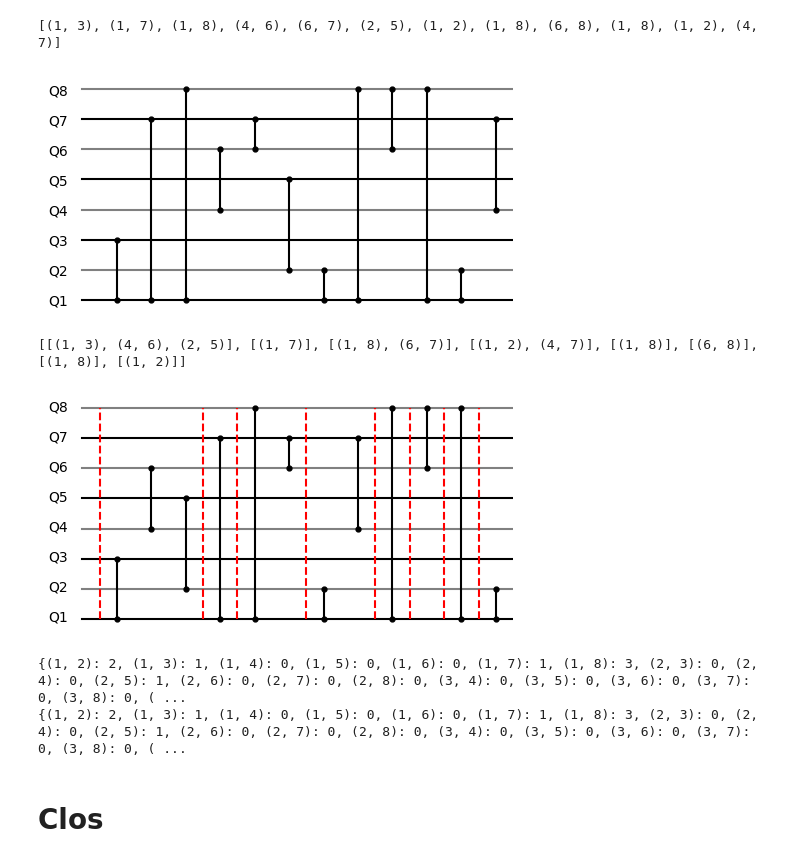
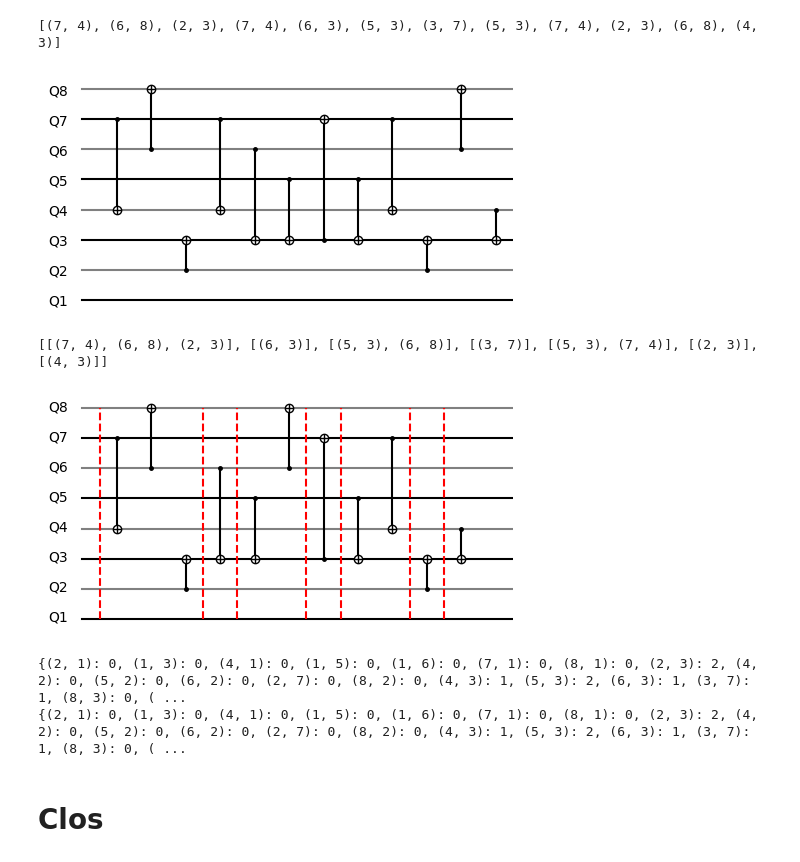
Before and after one commit to hassan-shap/QswitchNet, a Jupyter notebook: compiler.ipynb, the cells around one changed output. Drawn from its saved outputs; the diff is of its cells as text; code cells hidden in the pictures.

```diff
--- a/compiler.ipynb
+++ b/compiler.ipynb
@@ -14,7 +14,11 @@ Q.add_nodes_from(node_list)
 connections = []
 for i in range(num_nodes):
     for j in range(i+1,num_nodes):
-        connections.append((node_list[i],node_list[j]))
+        # connections.append((node_list[i],node_list[j]))
+        if np.random.rand() > 0.5:
+            connections.append((node_list[i],node_list[j]))
+        else:
+            connections.append((node_list[j],node_list[i]))
 
 gate_seq = random.choices(connections, k=num_gates)
 print(gate_seq)
@@ -31,7 +35,10 @@ def circuit_plot(gate_pos,gate_seq):
     # gate_final_pos = gate_pos+ (1+num_gates)*step
     for gate in gate_seq:
         plt.text
-        plt.plot([gate_pos,gate_pos],[gate[0],gate[1]],"ko-",markersize=3.5)
+        plt.plot([gate_pos,gate_pos],[gate[0],gate[1]],"k-")
+        plt.plot(gate_pos,gate[0],"ko-",markersize=2.5)
+        plt.plot([gate_pos],[gate[1]],"ko-",markersize=6,markerfacecolor="white")
+        plt.plot([gate_pos],[gate[1]],"k+",markersize=6,markerfacecolor="white")
         gate_pos += step
 
     # plt.axis("off")
@@ -56,7 +63,10 @@ Q.add_nodes_from(node_list)
 connections = []
 for i in range(num_nodes):
     for j in range(i+1,num_nodes):
-        connections.append((node_list[i],node_list[j]))
+        if np.random.rand() > 0.5:
+            connections.append((node_list[i],node_list[j]))
+        else:
+            connections.append((node_list[j],node_list[i]))
 
 gate_seq = random.choices(connections, k=num_gates)
 print(gate_seq)
@@ -119,39 +129,39 @@ qpu_plot(node_list,gate_pos,gate_final_pos)
 
 for query in query_seq:
     circuit_plot(gate_pos,query)
     plt.plot([gate_pos-step/2,gate_pos-step/2], [node_list[0],node_list[-1]], "r--")
     gate_pos += step*len(query)
 
 for i_n, node in enumerate(node_list):
     plt.text(-2,i_n+0.9, f"Q{node}")
 
 plt.xlim([-2,gate_final_pos-1.5])
 plt.axis("off")
 plt.show()
 # nx.draw(Q, node_size=40,  with_labels=True)
 
 gate_mul_orig = {}
 gate_mul_query = {}
 for link in connections:
     gate_mul_orig[link] = 0
     gate_mul_query[link] = 0
 
 for gate in gate_seq:
     gate_mul_orig[gate] += 1
 
 for i_q, query in enumerate(query_seq):
     for gate in query:
         gate_mul_query[gate] += gate_mul_seq[i_q][gate]
 
 print(gate_mul_orig)
 print(gate_mul_query)
 # %% [output]
-[(1, 3), (1, 7), (1, 8), (4, 6), (6, 7), (2, 5), (1, 2), (1, 8), (6, 8), (1, 8), (1, 2), (4, 7)]
+[(7, 4), (6, 8), (2, 3), (7, 4), (6, 3), (5, 3), (3, 7), (5, 3), (7, 4), (2, 3), (6, 8), (4, 3)]
-[figure, old version]
+[figure, new version]
-[[(1, 3), (4, 6), (2, 5)], [(1, 7)], [(1, 8), (6, 7)], [(1, 2), (4, 7)], [(1, 8)], [(6, 8)], [(1, 8)], [(1, 2)]]
+[[(7, 4), (6, 8), (2, 3)], [(6, 3)], [(5, 3), (6, 8)], [(3, 7)], [(5, 3), (7, 4)], [(2, 3)], [(4, 3)]]
-[figure, old version]
+[figure, new version]
-{(1, 2): 2, (1, 3): 1, (1, 4): 0, (1, 5): 0, (1, 6): 0, (1, 7): 1, (1, 8): 3, (2, 3): 0, (2, 4): 0, (2, 5): 1, (2, 6): 0, (2, 7): 0, (2, 8): 0, (3, 4): 0, (3, 5): 0, (3, 6): 0, (3, 7): 0, (3, 8): 0, ( ...
-{(1, 2): 2, (1, 3): 1, (1, 4): 0, (1, 5): 0, (1, 6): 0, (1, 7): 1, (1, 8): 3, (2, 3): 0, (2, 4): 0, (2, 5): 1, (2, 6): 0, (2, 7): 0, (2, 8): 0, (3, 4): 0, (3, 5): 0, (3, 6): 0, (3, 7): 0, (3, 8): 0, ( ...
+{(2, 1): 0, (1, 3): 0, (4, 1): 0, (1, 5): 0, (1, 6): 0, (7, 1): 0, (8, 1): 0, (2, 3): 2, (4, 2): 0, (5, 2): 0, (6, 2): 0, (2, 7): 0, (8, 2): 0, (4, 3): 1, (5, 3): 2, (6, 3): 1, (3, 7): 1, (8, 3): 0, ( ...
+{(2, 1): 0, (1, 3): 0, (4, 1): 0, (1, 5): 0, (1, 6): 0, (7, 1): 0, (8, 1): 0, (2, 3): 2, (4, 2): 0, (5, 2): 0, (6, 2): 0, (2, 7): 0, (8, 2): 0, (4, 3): 1, (5, 3): 2, (6, 3): 1, (3, 7): 1, (8, 3): 0, ( ...
 # %%
 def parallel_circuit_gen(node_list, num_gates):
     # node_list = range(1,5)
```
Also changed, not shown: parts of 1 cell of this notebook, 4 other files.
